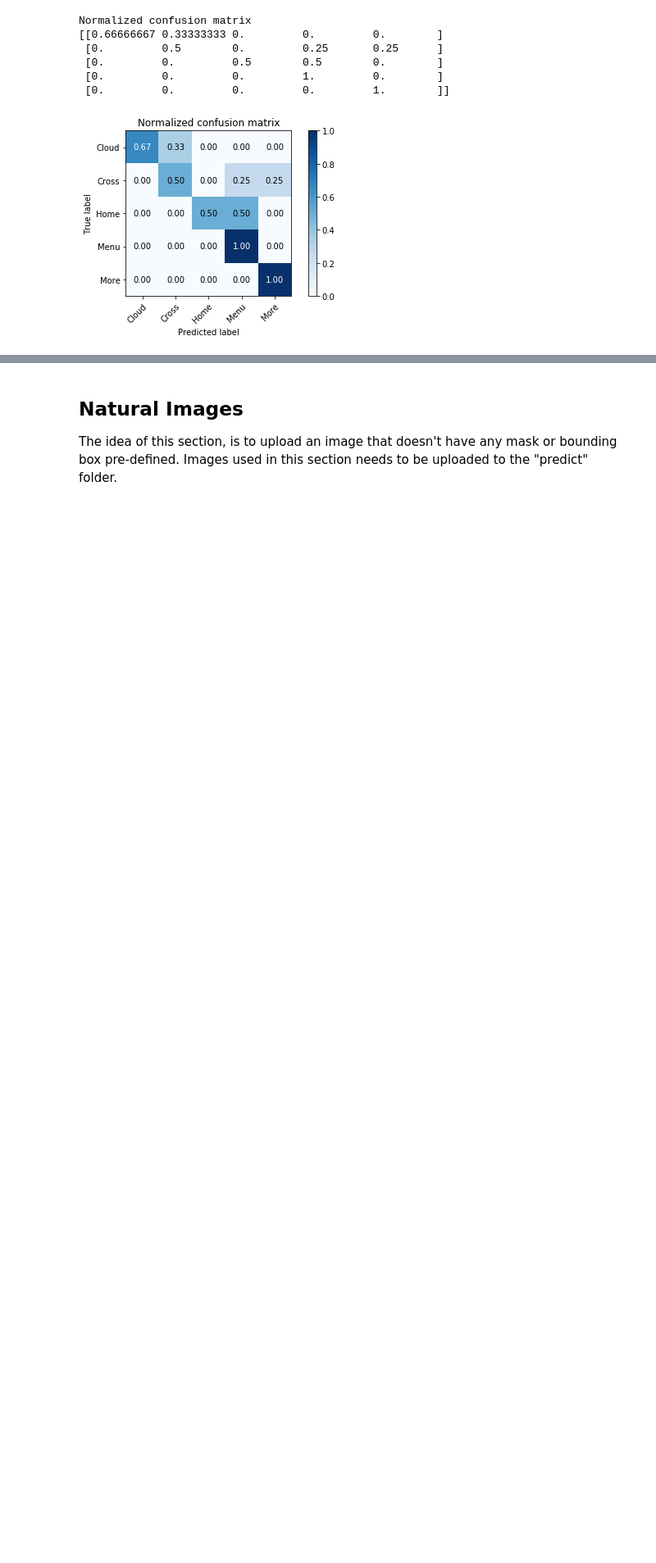
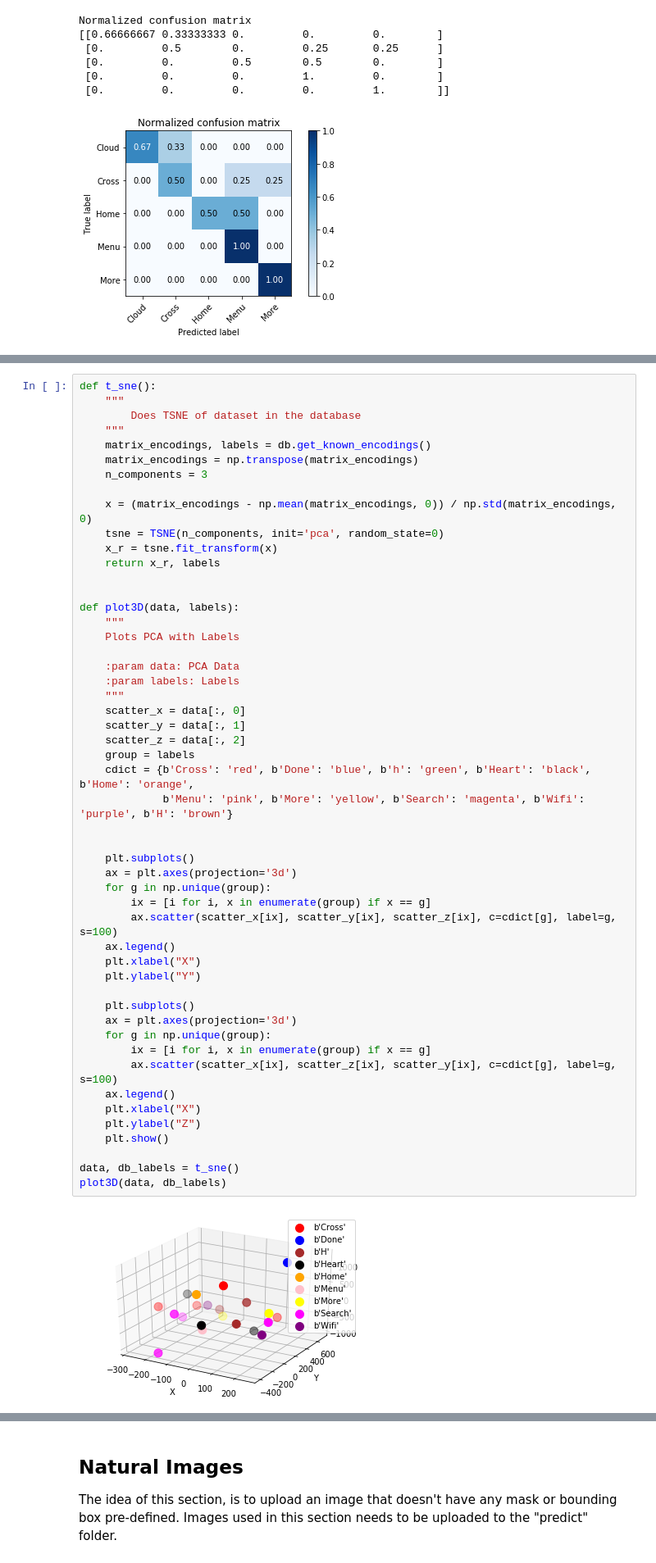
Before and after one commit to matterport/Mask_RCNN, a Jupyter notebook: samples/wireframe/One-Shot.ipynb, the cells around one changed output, grey strips where cells are left out. Shown at 82% size. Saved outputs shown, nothing was run; the diff lists cells and outputs as text; blank space fills up the shorter version.

Commit message:
T-SNE, Other dimensionality reduction frameworks, Different clustering metrics, Different algorithms (Done) Precision and recall (still need to look a bit)

```diff
--- a/samples/wireframe/One-Shot.ipynb
+++ b/samples/wireframe/One-Shot.ipynb
@@ -277,0 +334,53 @@ metrics.silhouette_score(embeddings.T, labels)
+# %%
+def t_sne():
+    """
+        Does TSNE of dataset in the database
+    """
+    matrix_encodings, labels = db.get_known_encodings()
+    matrix_encodings = np.transpose(matrix_encodings)
+    n_components = 3
+
+    x = (matrix_encodings - np.mean(matrix_encodings, 0)) / np.std(matrix_encodings, 0)
+    tsne = TSNE(n_components, init='pca', random_state=0)
+    x_r = tsne.fit_transform(x)
+    return x_r, labels
+
+
+def plot3D(data, labels):
+    """
+    Plots PCA with Labels
+
+    :param data: PCA Data
+    :param labels: Labels
+    """
+    scatter_x = data[:, 0]
+    scatter_y = data[:, 1]
+    scatter_z = data[:, 2]
+    group = labels
+    cdict = {b'Cross': 'red', b'Done': 'blue', b'h': 'green', b'Heart': 'black', b'Home': 'orange',
+             b'Menu': 'pink', b'More': 'yellow', b'Search': 'magenta', b'Wifi': 'purple', b'H': 'brown'}
+
+
+    plt.subplots()
+    ax = plt.axes(projection='3d')
+    for g in np.unique(group):
+        ix = [i for i, x in enumerate(group) if x == g]
+        ax.scatter(scatter_x[ix], scatter_y[ix], scatter_z[ix], c=cdict[g], label=g, s=100)
+    ax.legend()
+    plt.xlabel("X")
+    plt.ylabel("Y")
+
+    plt.subplots()
+    ax = plt.axes(projection='3d')
+    for g in np.unique(group):
+        ix = [i for i, x in enumerate(group) if x == g]
+        ax.scatter(scatter_x[ix], scatter_z[ix], scatter_y[ix], c=cdict[g], label=g, s=100)
+    ax.legend()
+    plt.xlabel("X")
+    plt.ylabel("Z")
+    plt.show()
+
+data, db_labels = t_sne()
+plot3D(data, db_labels)
+# %% [output]
+[figure, added]
```
Also changed, not shown: parts of 17 cells of this notebook, 4 other files.
